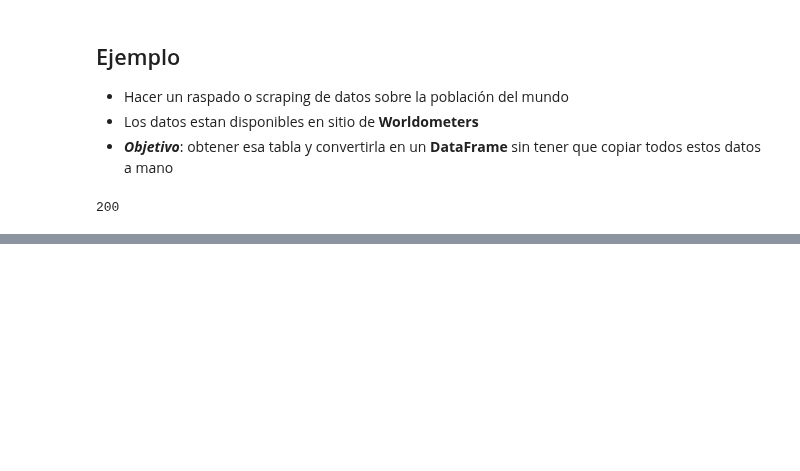
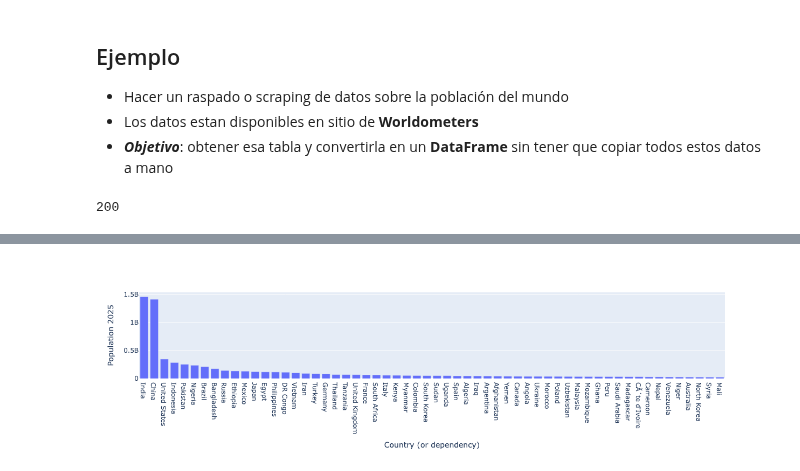
Before and after one commit to ppandomail/lp, a Jupyter notebook: doc/07-webscraping.ipynb, the cells around one changed output, grey strips where cells are left out. Drawn from its saved outputs; the diff is of its cells as text; code cells hidden in the pictures; blank space fills up the shorter version.

```diff
--- a/doc/07-webscraping.ipynb
+++ b/doc/07-webscraping.ipynb
@@ -70,0 +109,6 @@ df_population.head()
+# %%
+df_population_filter = df_population[df_population['Population 2025'] > 25000000]
+fig = px.bar(df_population_filter, x = 'Country (or dependency)', y = 'Population 2025')
+fig.show()
+# %% [output]
+[figure, added]
```
Also changed, not shown: parts of 4 cells of this notebook.
